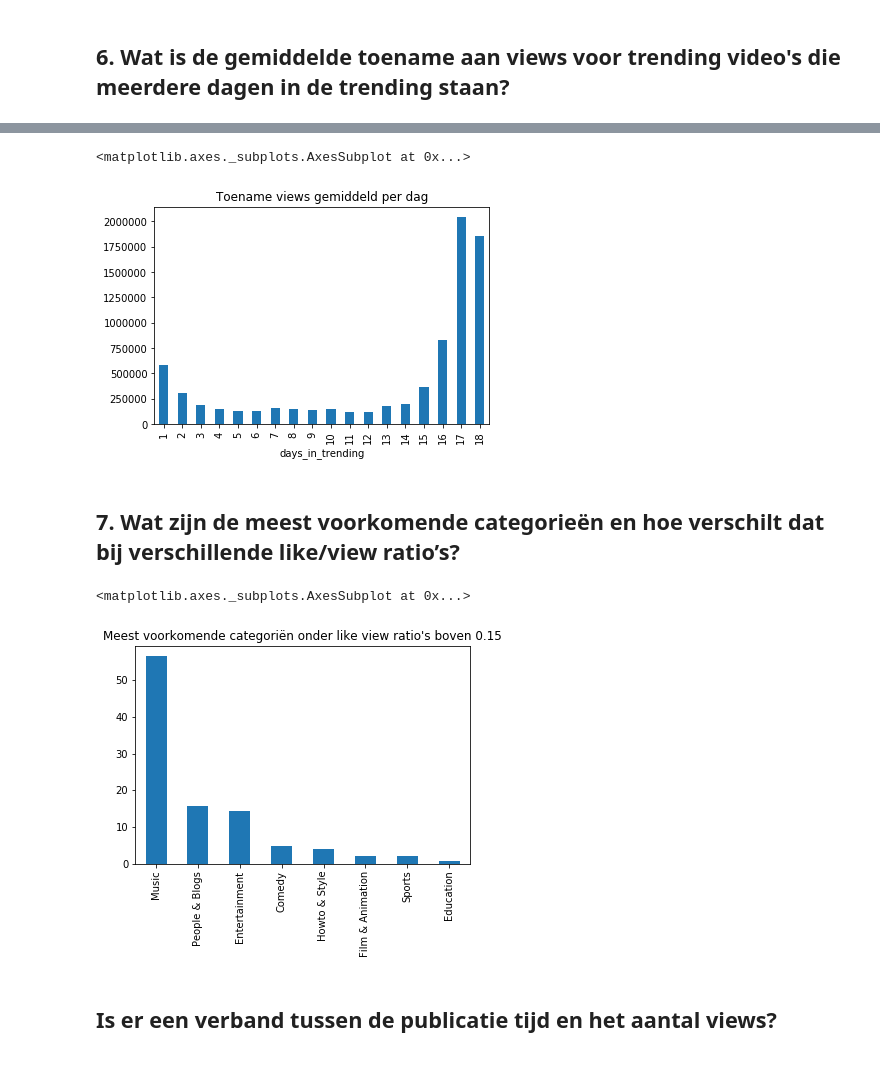
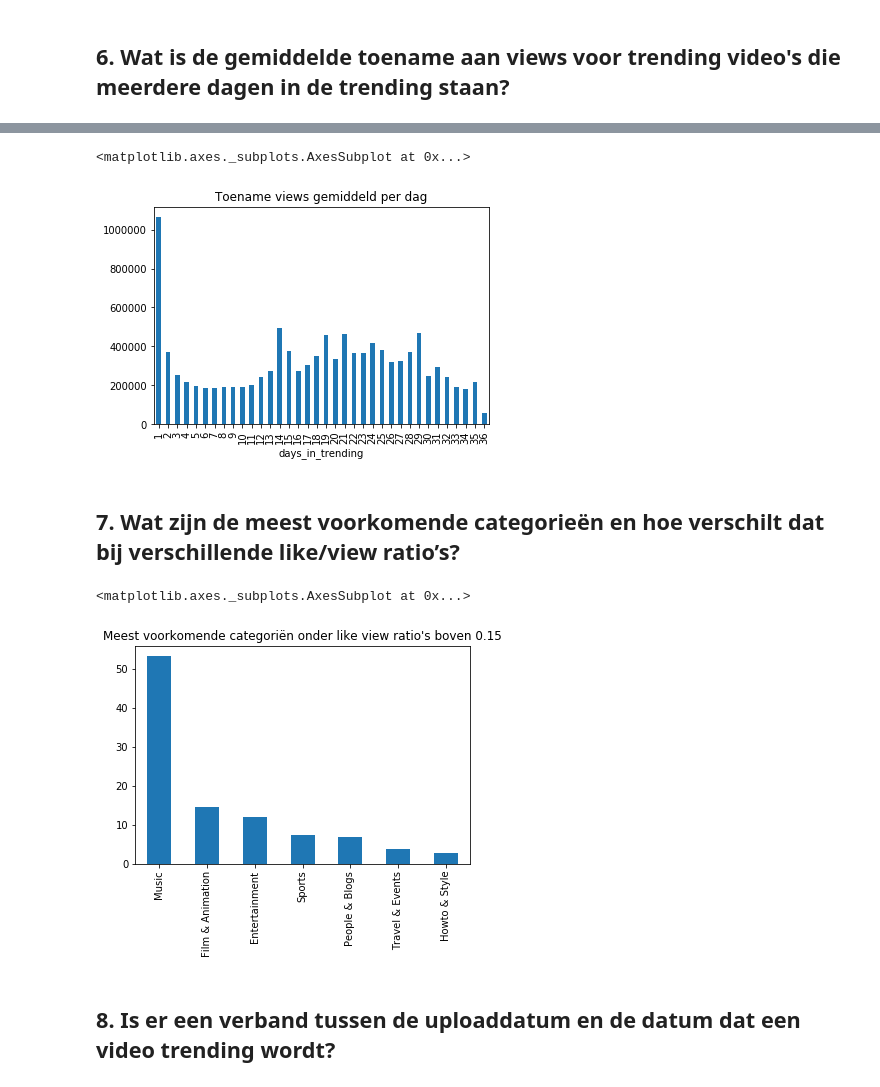
Before and after one commit to SandervWickeren/DataScience_YouTube, a Jupyter notebook: ResultsFile.ipynb, the cells around one changed output, grey strips where cells are left out. Drawn from its saved outputs; the diff is of its cells as text; code cells hidden in the pictures.

```diff
--- a/ResultsFile.ipynb
+++ b/ResultsFile.ipynb
@@ -293,20 +291,20 @@ findNewViews(trending).sort_values(["title","views"])
 # %%
-trending.groupby("days_in_trending").increase_views.mean().plot(x="days_in_trending",y="increase_views",kind="bar",
+trending_UK.groupby("days_in_trending").increase_views.mean().plot(x="days_in_trending",y="increase_views",kind="bar",
                                                                title='Toename views gemiddeld per dag')
 # %% [output]
 <matplotlib.axes._subplots.AxesSubplot at 0x...>
-[figure, old version]
+[figure, new version]
 # %% [markdown]
 ## 7.  Wat zijn de meest voorkomende categorieën en hoe verschilt dat bij verschillende like/view ratio’s?
 # %%
 # Welke categorieën zijn sterk vertegenwoordigd bij de hoge ratio?
-Representation=trending[trending.like_view_ratio > 0.15].category_name.value_counts()/len(trending[trending.like_view_ratio > 0.15])*100
+Representation=trending_UK[trending_UK.like_view_ratio > 0.15].category_name.value_counts()/len(trending_UK[trending_UK.like_view_ratio > 0.15])*100
 Representation.plot(kind="bar", title="Meest voorkomende categoriën onder like view ratio's boven 0.15")
 # %% [output]
 <matplotlib.axes._subplots.AxesSubplot at 0x...>
-[figure, old version]
+[figure, new version]
 # %% [markdown]
-## Is er een verband tussen de publicatie tijd en het aantal views?
+## 8. Is er een verband tussen de uploaddatum en de datum dat een video trending wordt?
 # %%
 from datetime import date
 
```
Also changed, not shown: parts of 8 cells of this notebook.
